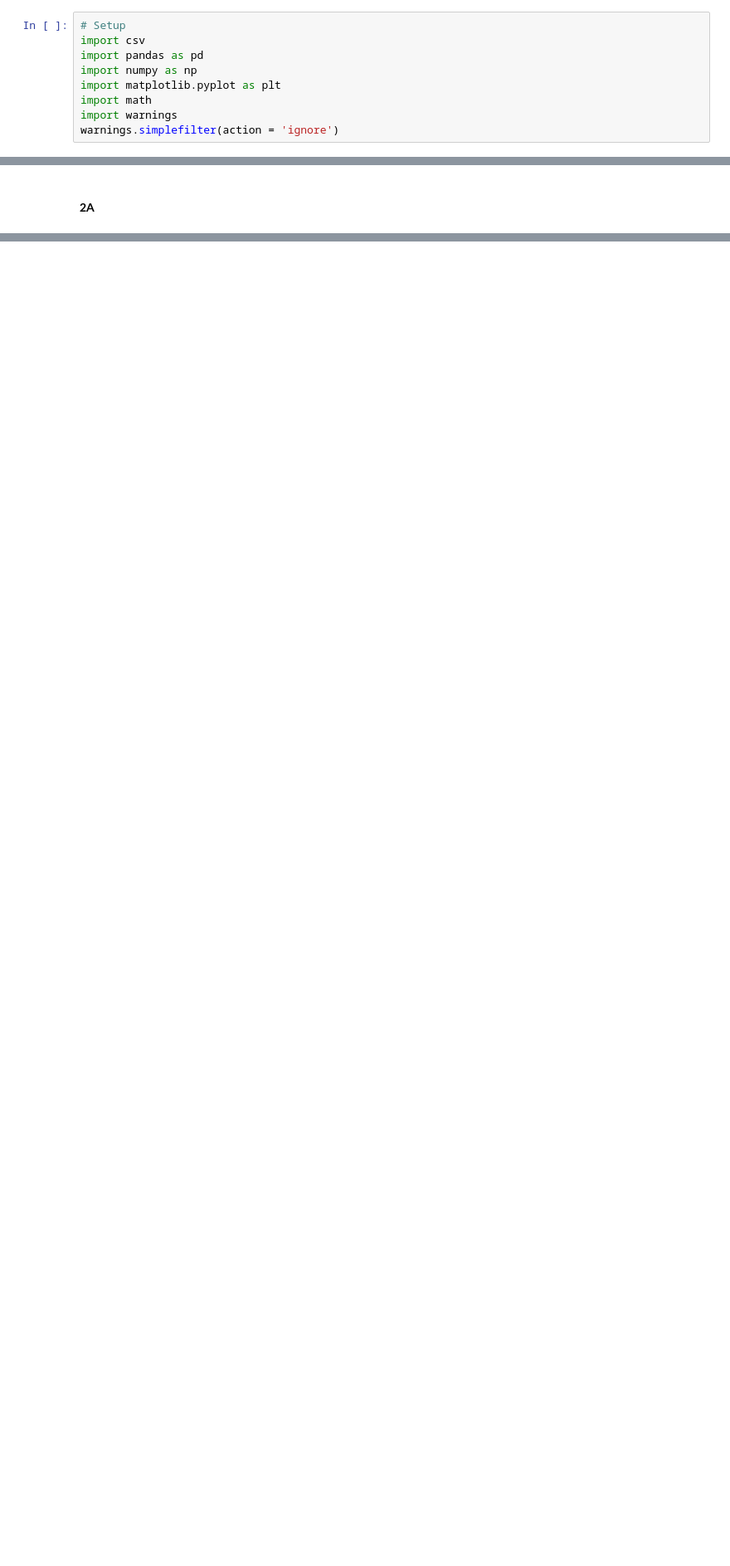
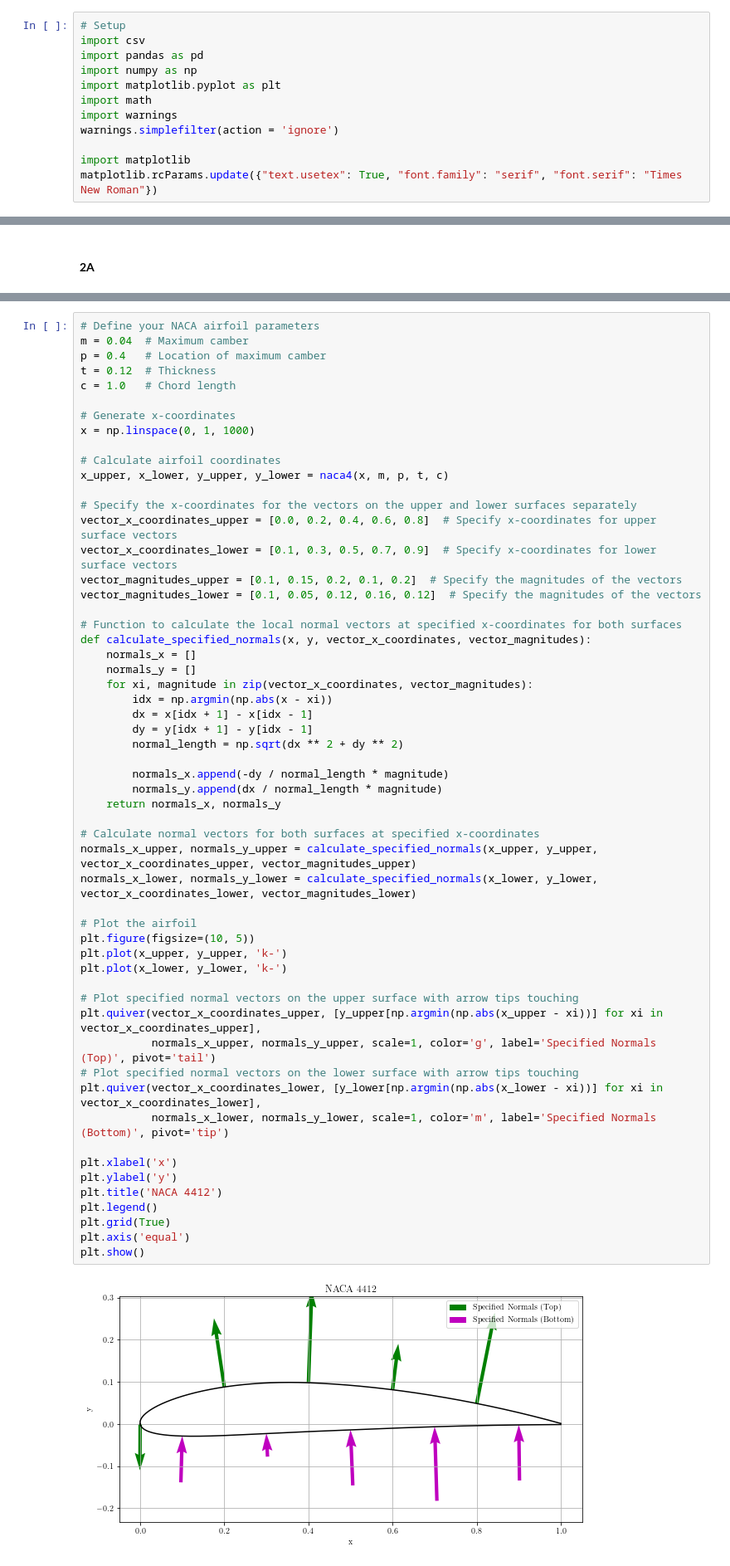
Before and after one commit to HarrisonStoelting/AeroLab, a Jupyter notebook: Lab_1.ipynb, the cells around one changed output, grey strips where cells are left out. Shown at 83% size. Saved outputs shown, nothing was run; the diff lists cells and outputs as text; blank space fills up the shorter version.

Commit message:
Beginnings of vector plotting; graphs and Excel

```diff
--- a/Lab_1.ipynb
+++ b/Lab_1.ipynb
@@ -11,6 +11,9 @@ import matplotlib.pyplot as plt
 import math
 import warnings
 warnings.simplefilter(action = 'ignore')
+
+import matplotlib
+matplotlib.rcParams.update({"text.usetex": True, "font.family": "serif", "font.serif": "Times New Roman"})
 # %%
 # Transform .dat file to .csv
 for file in ["NACA0012_25Hz_70pitch", "NACA4412_25Hz_70pitch"]:
@@ -172,0 +280,58 @@ naca0012_data[0]
+# %%
+# Define your NACA airfoil parameters
+m = 0.04  # Maximum camber
+p = 0.4   # Location of maximum camber
+t = 0.12  # Thickness
+c = 1.0   # Chord length
+
+# Generate x-coordinates
+x = np.linspace(0, 1, 1000)
+
+# Calculate airfoil coordinates
+x_upper, x_lower, y_upper, y_lower = naca4(x, m, p, t, c)
+
+# Specify the x-coordinates for the vectors on the upper and lower surfaces separately
+vector_x_coordinates_upper = [0.0, 0.2, 0.4, 0.6, 0.8]  # Specify x-coordinates for upper surface vectors
+vector_x_coordinates_lower = [0.1, 0.3, 0.5, 0.7, 0.9]  # Specify x-coordinates for lower surface vectors
+vector_magnitudes_upper = [0.1, 0.15, 0.2, 0.1, 0.2]  # Specify the magnitudes of the vectors
+vector_magnitudes_lower = [0.1, 0.05, 0.12, 0.16, 0.12]  # Specify the magnitudes of the vectors
+
+# Function to calculate the local normal vectors at specified x-coordinates for both surfaces
+def calculate_specified_normals(x, y, vector_x_coordinates, vector_magnitudes):
+    normals_x = []
+    normals_y = []
+    for xi, magnitude in zip(vector_x_coordinates, vector_magnitudes):
+        idx = np.argmin(np.abs(x - xi))
+        dx = x[idx + 1] - x[idx - 1]
+        dy = y[idx + 1] - y[idx - 1]
+        normal_length = np.sqrt(dx ** 2 + dy ** 2)
+
+        normals_x.append(-dy / normal_length * magnitude)
+        normals_y.append(dx / normal_length * magnitude)
+    return normals_x, normals_y
+
+# Calculate normal vectors for both surfaces at specified x-coordinates
+normals_x_upper, normals_y_upper = calculate_specified_normals(x_upper, y_upper, vector_x_coordinates_upper, vector_magnitudes_upper)
+normals_x_lower, normals_y_lower = calculate_specified_normals(x_lower, y_lower, vector_x_coordinates_lower, vector_magnitudes_lower)
+
+# Plot the airfoil
+plt.figure(figsize=(10, 5))
+plt.plot(x_upper, y_upper, 'k-')
+plt.plot(x_lower, y_lower, 'k-')
+
+# Plot specified normal vectors on the upper surface with arrow tips touching
+plt.quiver(vector_x_coordinates_upper, [y_upper[np.argmin(np.abs(x_upper - xi))] for xi in vector_x_coordinates_upper],
+           normals_x_upper, normals_y_upper, scale=1, color='g', label='Specified Normals (Top)', pivot='tail')
+# Plot specified normal vectors on the lower surface with arrow tips touching
+plt.quiver(vector_x_coordinates_lower, [y_lower[np.argmin(np.abs(x_lower - xi))] for xi in vector_x_coordinates_lower],
+           normals_x_lower, normals_y_lower, scale=1, color='m', label='Specified Normals (Bottom)', pivot='tip')
+
+plt.xlabel('x')
+plt.ylabel('y')
+plt.title('NACA 4412')
+plt.legend()
+plt.grid(True)
+plt.axis('equal')
+plt.show()
+# %% [output]
+[figure, added]
```
Also changed, not shown: parts of 15 cells of this notebook, 9 other files.
